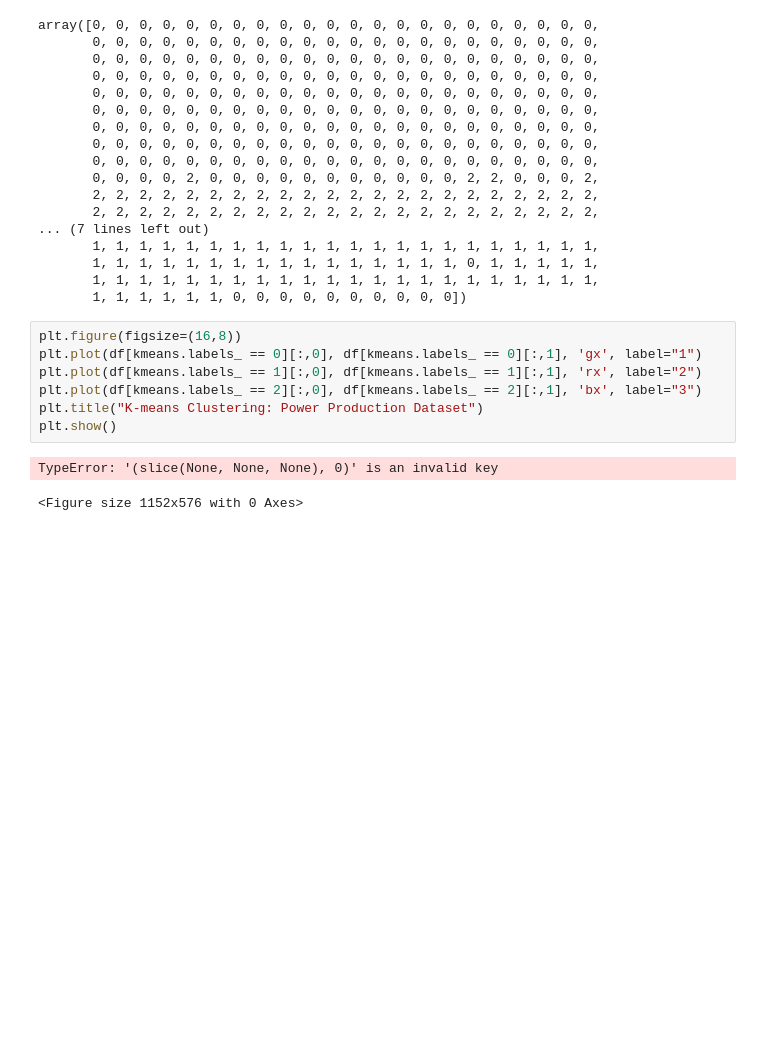
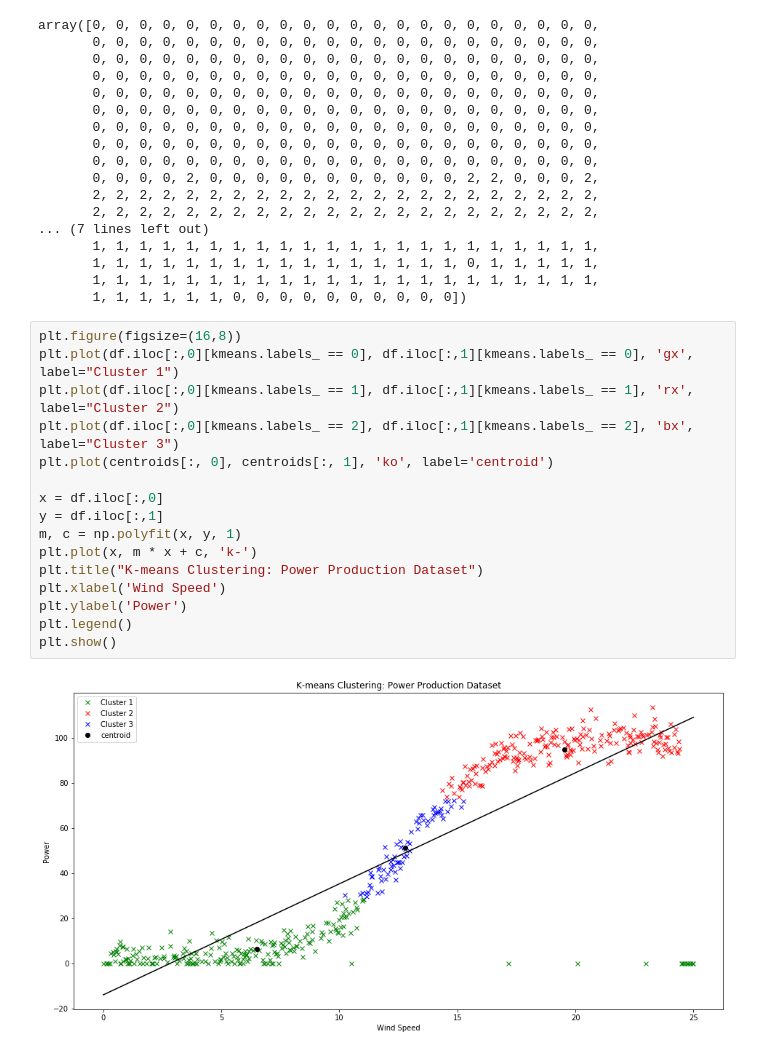
Before and after one commit to hayleydoherty/ProgMachineLS, a Jupyter notebook: Project.ipynb, the cells around one changed output. Saved outputs shown, nothing was run; the diff lists cells and outputs as text; blank space fills up the shorter version.

Commit message:
Finished the KMeans analysis on the data set

```diff
--- a/Project.ipynb
+++ b/Project.ipynb
@@ -73,11 +73,19 @@ array([0, 0, 0, 0, 0, 0, 0, 0, 0, 0, 0, 0, 0, 0, 0, 0, 0, 0, 0, 0, 0, 0,
        1, 1, 1, 1, 1, 1, 0, 0, 0, 0, 0, 0, 0, 0, 0, 0])
 # %%
 plt.figure(figsize=(16,8))
-plt.plot(df[kmeans.labels_ == 0][:,0], df[kmeans.labels_ == 0][:,1], 'gx', label="1")
-plt.plot(df[kmeans.labels_ == 1][:,0], df[kmeans.labels_ == 1][:,1], 'rx', label="2")
-plt.plot(df[kmeans.labels_ == 2][:,0], df[kmeans.labels_ == 2][:,1], 'bx', label="3")
+plt.plot(df.iloc[:,0][kmeans.labels_ == 0], df.iloc[:,1][kmeans.labels_ == 0], 'gx', label="Cluster 1")
+plt.plot(df.iloc[:,0][kmeans.labels_ == 1], df.iloc[:,1][kmeans.labels_ == 1], 'rx', label="Cluster 2")
+plt.plot(df.iloc[:,0][kmeans.labels_ == 2], df.iloc[:,1][kmeans.labels_ == 2], 'bx', label="Cluster 3")
+plt.plot(centroids[:, 0], centroids[:, 1], 'ko', label='centroid')
+
+x = df.iloc[:,0]
+y = df.iloc[:,1]
+m, c = np.polyfit(x, y, 1)
+plt.plot(x, m * x + c, 'k-')
 plt.title("K-means Clustering: Power Production Dataset")
+plt.xlabel('Wind Speed')
+plt.ylabel('Power')
+plt.legend()
 plt.show()
 # %% [output]
-TypeError: '(slice(None, None, None), 0)' is an invalid key
-<Figure size 1152x576 with 0 Axes>
+[figure, added]
```
Also changed, not shown: parts of 9 cells of this notebook.
